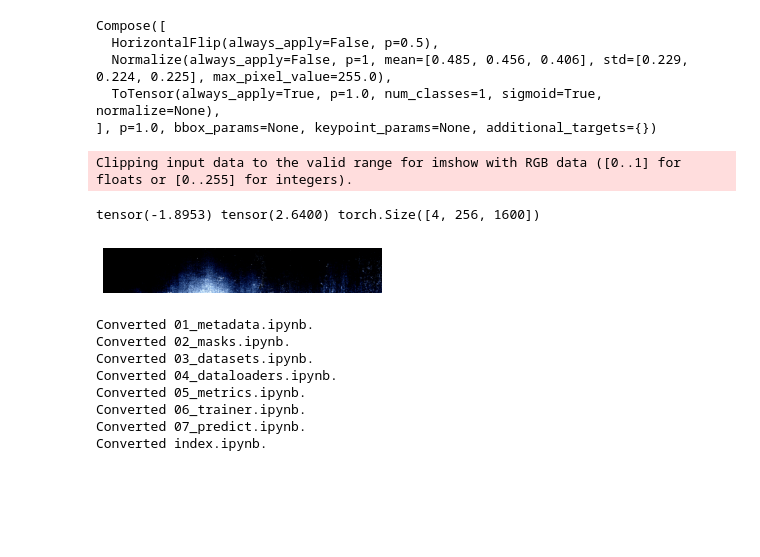
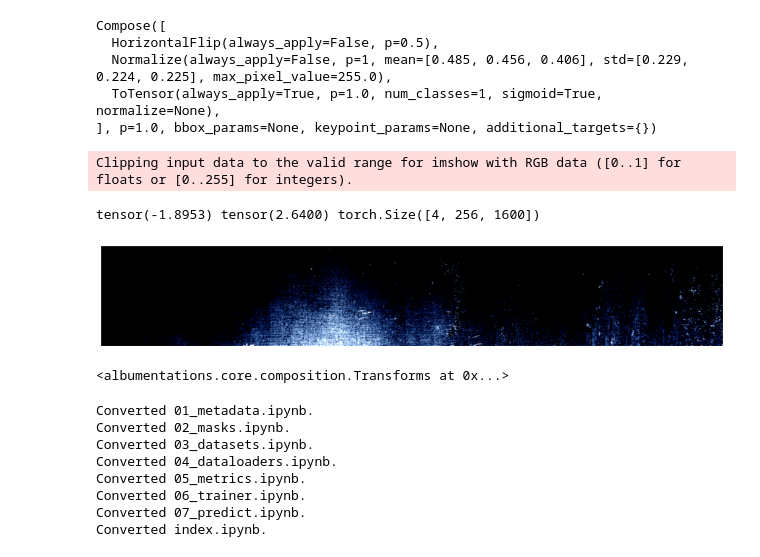
Before and after one commit to marcomatteo/steel_segmentation, a Jupyter notebook: nbs/03_datasets.ipynb, the cells around one changed output. Saved outputs shown, nothing was run; the diff lists cells and outputs as text; code cells hidden in the pictures; blank space fills up the shorter version.

```diff
--- a/nbs/03_datasets.ipynb
+++ b/nbs/03_datasets.ipynb
@@ -259,9 +259,8 @@ Compose([
 # export
 class SteelDataset(Dataset):
 
-    def __init__(self, df, data_folder, mean, std, phase):
+    def __init__(self, df, mean, std, phase):
         self.df = df
-        self.root = data_folder
         self.mean = mean
         self.std = std
         self.phase = phase
@@ -281,16 +280,21 @@ class SteelDataset(Dataset):
     def __len__(self):
         return len(self.fnames)
 # %%
-steel_ds = SteelDataset(train_pivot, path, *imagenet_stats, 'train')
+steel_ds = SteelDataset(train_pivot, *imagenet_stats, 'train')
 # %%
 # missing
 x,y = steel_ds[0]
-show_image(x)
+
 print(x.min(), x.max(), y.shape)
+show_image(x, figsize=(15,5));
 # %% [output]
 Clipping input data to the valid range for imshow with RGB data ([0..1] for floats or [0..255] for integers).
 tensor(-1.8953) tensor(2.6400) torch.Size([4, 256, 1600])
-[figure, old version]
+[figure, new version]
+# %%
+get_tsfms.transforms
+# %% [output]
+<albumentations.core.composition.Transforms at 0x...>
 # %%
 # hide
 from nbdev.export import notebook2script
```
Also changed, not shown: 12 other files.
